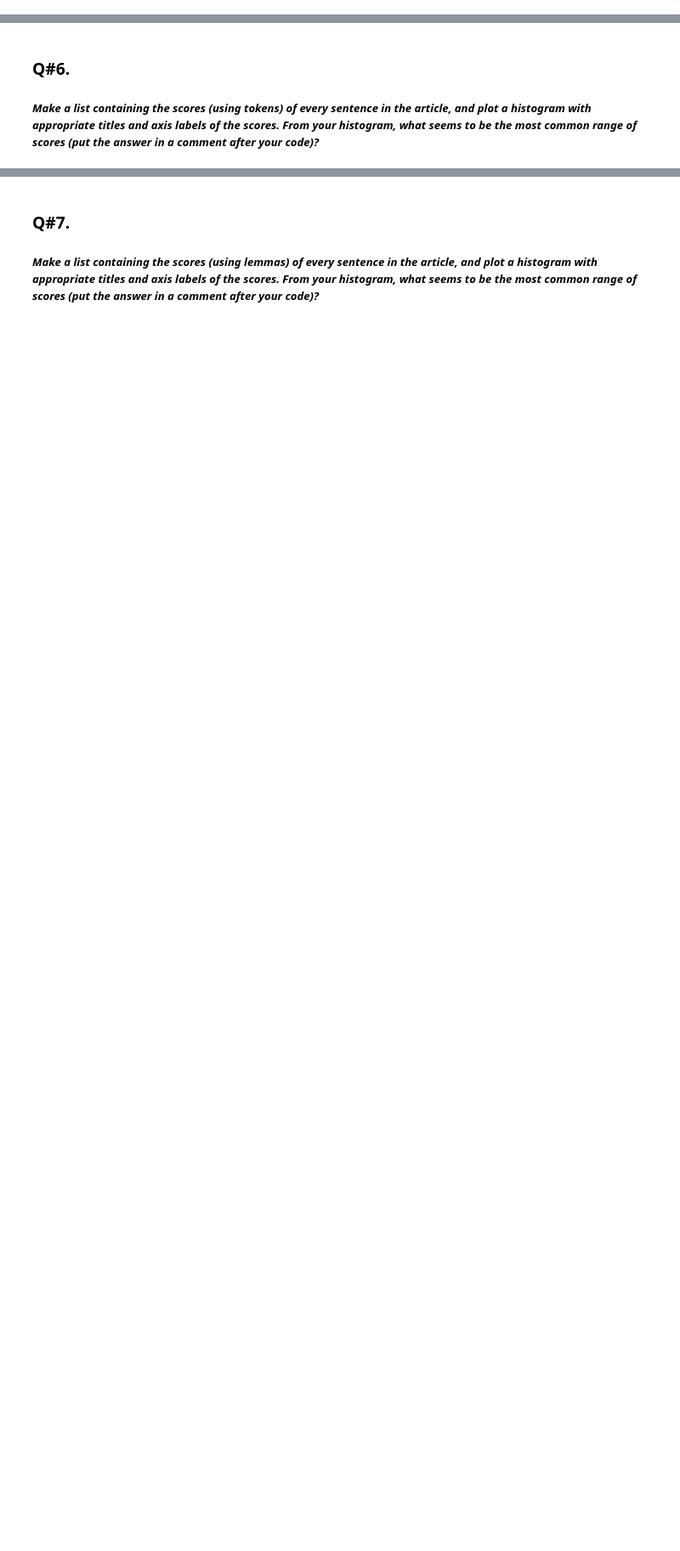
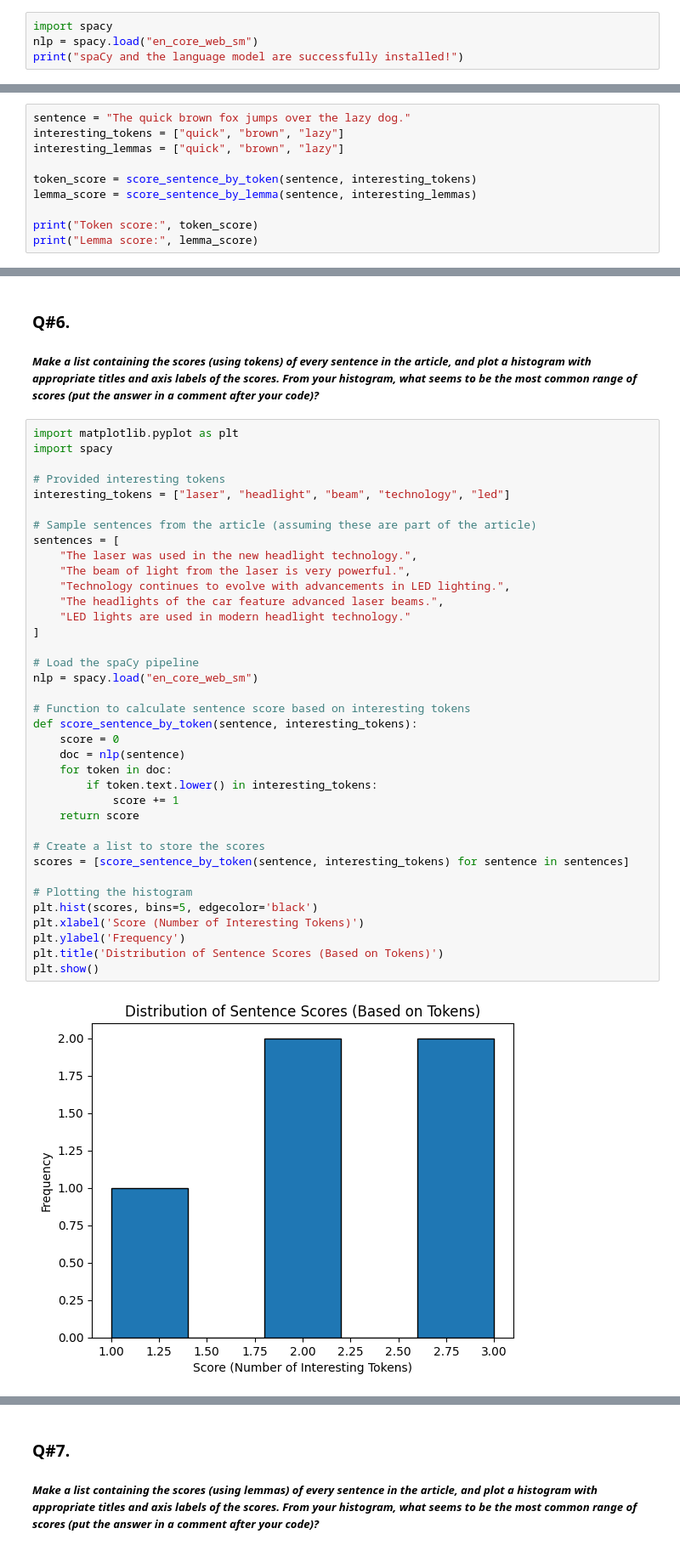
Before and after one commit to Tesfamariam100/web-scraping-p6, a Jupyter notebook: web-scraping.ipynb, the cells around one changed output, grey strips where cells are left out. Shown: that part at 85% size. Saved outputs shown, nothing was run; the diff lists cells and outputs as text; blank space fills up the shorter version.

```diff
--- a/web-scraping.ipynb
+++ b/web-scraping.ipynb
@@ -12,3 +12,7 @@
 Perform the tasks described in the Markdown cells below.  When you have completed the assignment make sure your code cells have all been run (and have output beneath them) and ensure you have committed and pushed ALL of your changes to your assignment repository.
 
 Every question that requires you to write code will have a code cell underneath it; you may either write your entire solution in that cell or write it in a python file (`.py`), then import and run the appropriate code to answer the question.
+# %%
+import spacy
+nlp = spacy.load("en_core_web_sm")
+print("spaCy and the language model are successfully installed!")
@@ -31,3 +206,13 @@ Every question that requires you to write code will have a code cell underneath
     * `score_sentence_by_lemma(sentence, interesting_lemmas)` that takes a sentence and a list of interesting lemmas and returns the number of times that any of the interesting lemmas appear in the sentence divided by the number of words in the sentence
 
 You may find some of the code from the in class notes useful; feel free to use methods (rewrite them in this cell as well).  Test them by showing the score of the first sentence in your article using the frequent tokens and frequent lemmas identified in question 3.
+# %%
+sentence = "The quick brown fox jumps over the lazy dog."
+interesting_tokens = ["quick", "brown", "lazy"]
+interesting_lemmas = ["quick", "brown", "lazy"]
+
+token_score = score_sentence_by_token(sentence, interesting_tokens)
+lemma_score = score_sentence_by_lemma(sentence, interesting_lemmas)
+
+print("Token score:", token_score)
+print("Lemma score:", lemma_score)
@@ -34,3 +222,42 @@ You may find some of the code from the in class notes useful; feel free to use m
 # %% [markdown]
 ### Q#6.
 ##### *Make a list containing the scores (using tokens) of every sentence in the article, and plot a histogram with appropriate titles and axis labels of the scores. From your histogram, what seems to be the most common range of scores (put the answer in a comment after your code)?*
+# %%
+import matplotlib.pyplot as plt
+import spacy
+
+# Provided interesting tokens
+interesting_tokens = ["laser", "headlight", "beam", "technology", "led"]
+
+# Sample sentences from the article (assuming these are part of the article)
+sentences = [
+    "The laser was used in the new headlight technology.",
+    "The beam of light from the laser is very powerful.",
+    "Technology continues to evolve with advancements in LED lighting.",
+    "The headlights of the car feature advanced laser beams.",
+    "LED lights are used in modern headlight technology."
+]
+
+# Load the spaCy pipeline
+nlp = spacy.load("en_core_web_sm")
+
+# Function to calculate sentence score based on interesting tokens
+def score_sentence_by_token(sentence, interesting_tokens):
+    score = 0
+    doc = nlp(sentence)
+    for token in doc:
+        if token.text.lower() in interesting_tokens:
+            score += 1
+    return score
+
+# Create a list to store the scores
+scores = [score_sentence_by_token(sentence, interesting_tokens) for sentence in sentences]
+
+# Plotting the histogram
+plt.hist(scores, bins=5, edgecolor='black')
+plt.xlabel('Score (Number of Interesting Tokens)')
+plt.ylabel('Frequency')
+plt.title('Distribution of Sentence Scores (Based on Tokens)')
+plt.show()
+# %% [output]
+[figure, added]
```
Also changed, not shown: parts of 11 cells of this notebook, 15 other files.
